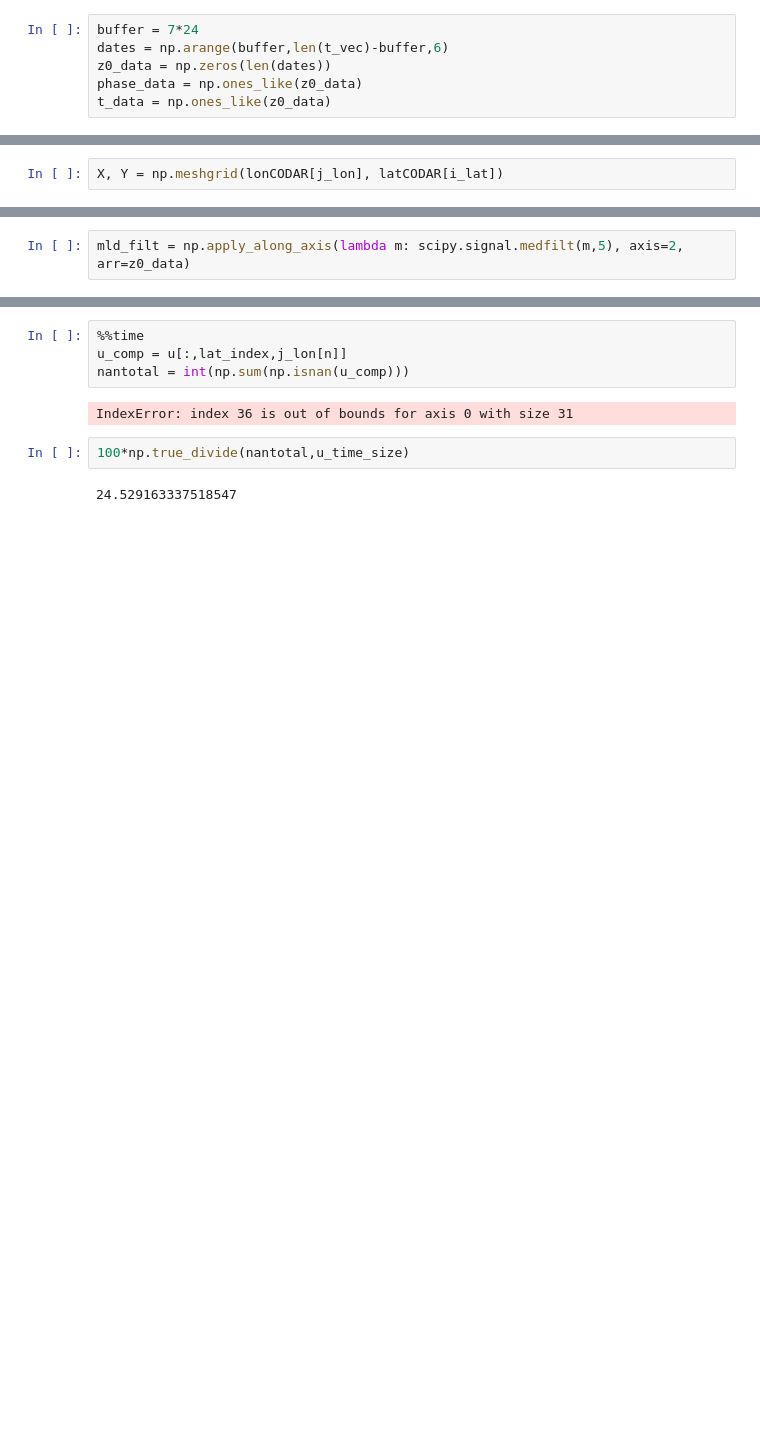
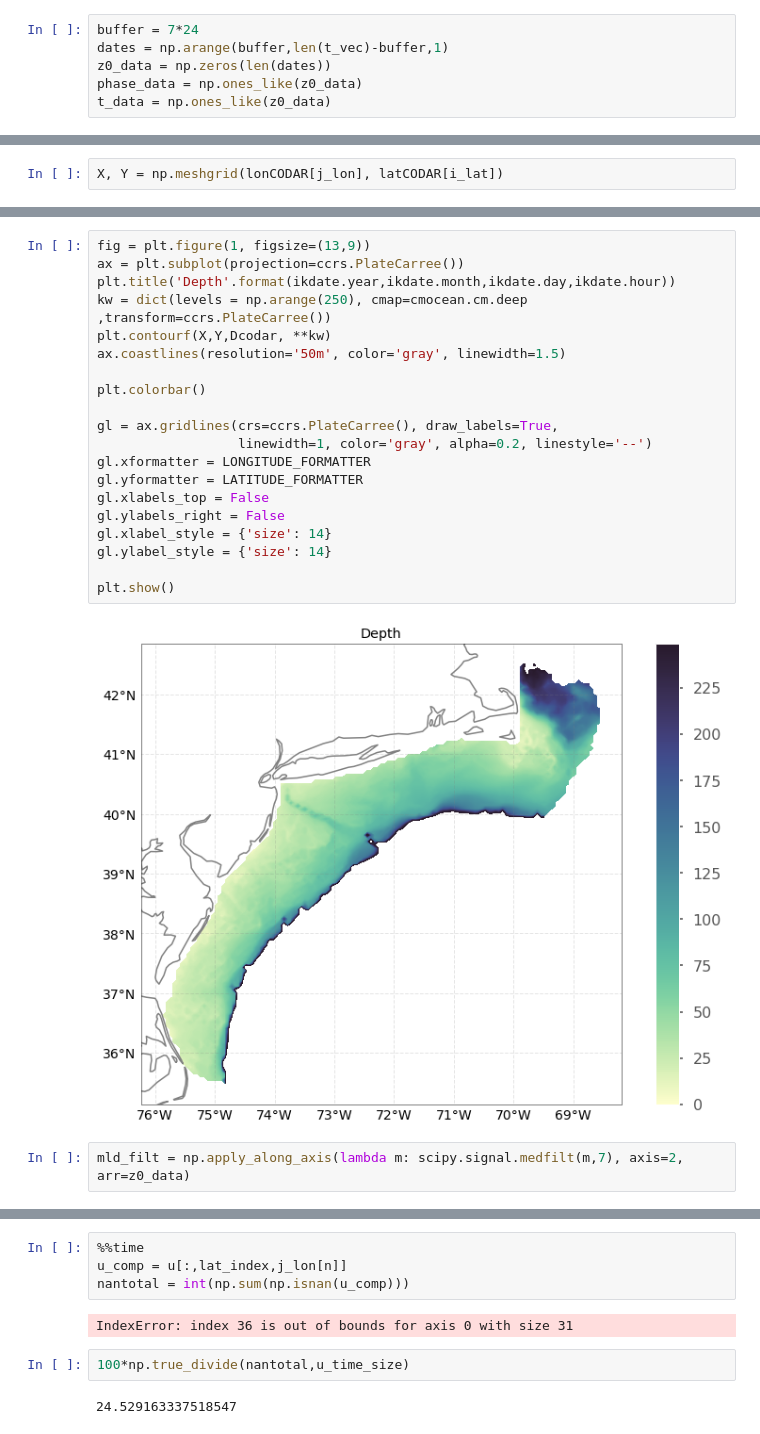
Before and after one commit to EavenW/CODAR_analysis, a Jupyter notebook: Parallel_MLD_tester.ipynb, the cells around one changed output, grey strips where cells are left out. Saved outputs shown, nothing was run; the diff lists cells and outputs as text; blank space fills up the shorter version.

```diff
--- a/Parallel_MLD_tester.ipynb
+++ b/Parallel_MLD_tester.ipynb
@@ -153,7 +121,7 @@ def error_function2D(x,k,t,observed,calculated):
     return np.sum(np.abs(rolled_calc/x[0] - observed[Q])*w*100)*w_roll
 # %%
 buffer = 7*24
-dates = np.arange(buffer,len(t_vec)-buffer,6)
+dates = np.arange(buffer,len(t_vec)-buffer,1)
 z0_data = np.zeros(len(dates))
 phase_data = np.ones_like(z0_data)
 t_data = np.ones_like(z0_data)
@@ -396,2 +400,24 @@ X, Y = np.meshgrid(lonCODAR[j_lon], latCODAR[i_lat])
+# %%
+fig = plt.figure(1, figsize=(13,9))
+ax = plt.subplot(projection=ccrs.PlateCarree())
+plt.title('Depth'.format(ikdate.year,ikdate.month,ikdate.day,ikdate.hour))
+kw = dict(levels = np.arange(250), cmap=cmocean.cm.deep ,transform=ccrs.PlateCarree())
+plt.contourf(X,Y,Dcodar, **kw)
+ax.coastlines(resolution='50m', color='gray', linewidth=1.5)
+
+plt.colorbar()
+
+gl = ax.gridlines(crs=ccrs.PlateCarree(), draw_labels=True,
+                  linewidth=1, color='gray', alpha=0.2, linestyle='--')
+gl.xformatter = LONGITUDE_FORMATTER
+gl.yformatter = LATITUDE_FORMATTER
+gl.xlabels_top = False
+gl.ylabels_right = False
+gl.xlabel_style = {'size': 14}
+gl.ylabel_style = {'size': 14}
+
+plt.show()
+# %% [output]
+[figure, added]
 # %%
-mld_filt = np.apply_along_axis(lambda m: scipy.signal.medfilt(m,5), axis=2, arr=z0_data)
+mld_filt = np.apply_along_axis(lambda m: scipy.signal.medfilt(m,7), axis=2, arr=z0_data)
```
Also changed, not shown: parts of 35 cells of this notebook, 1 other file.
